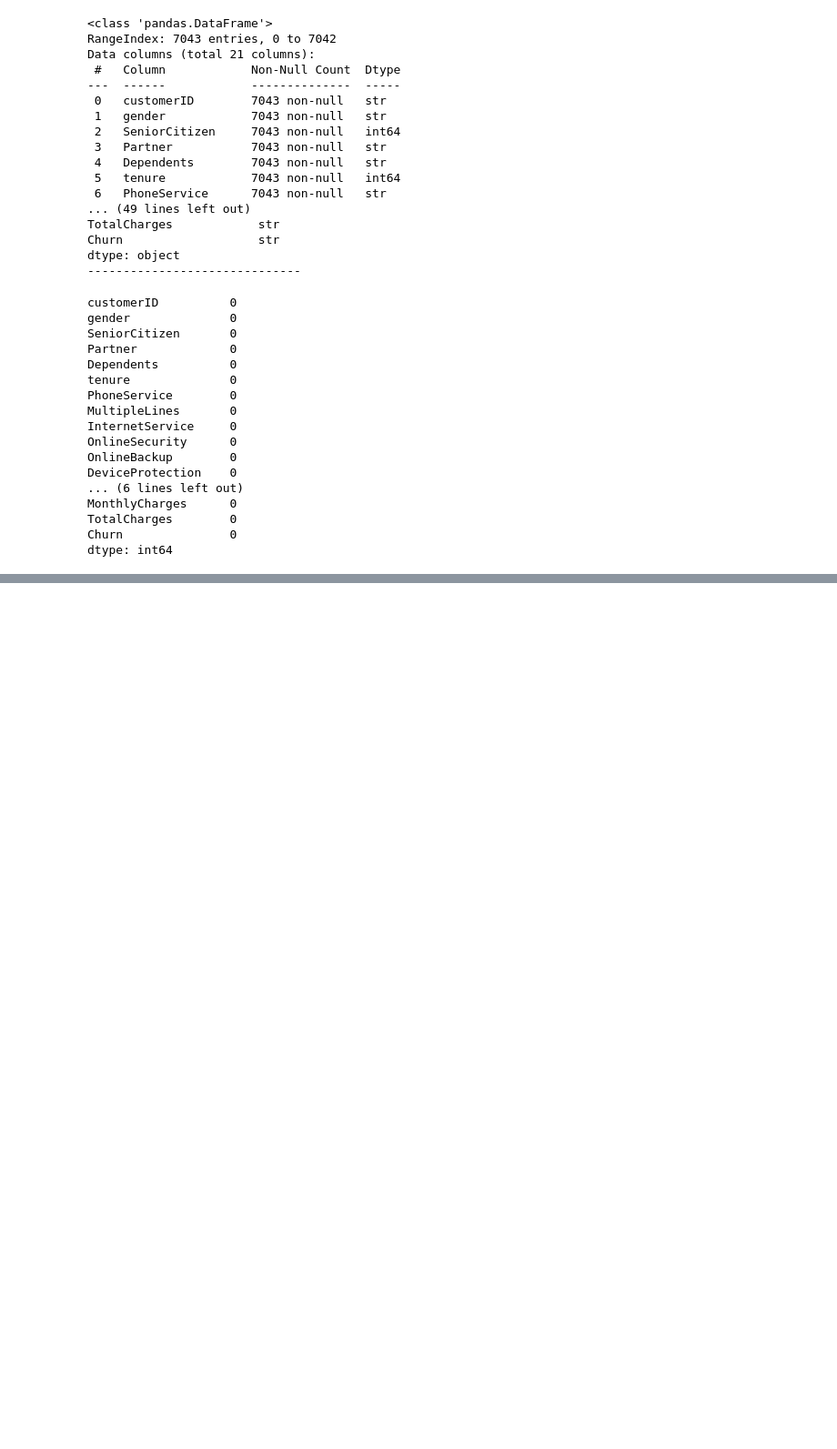
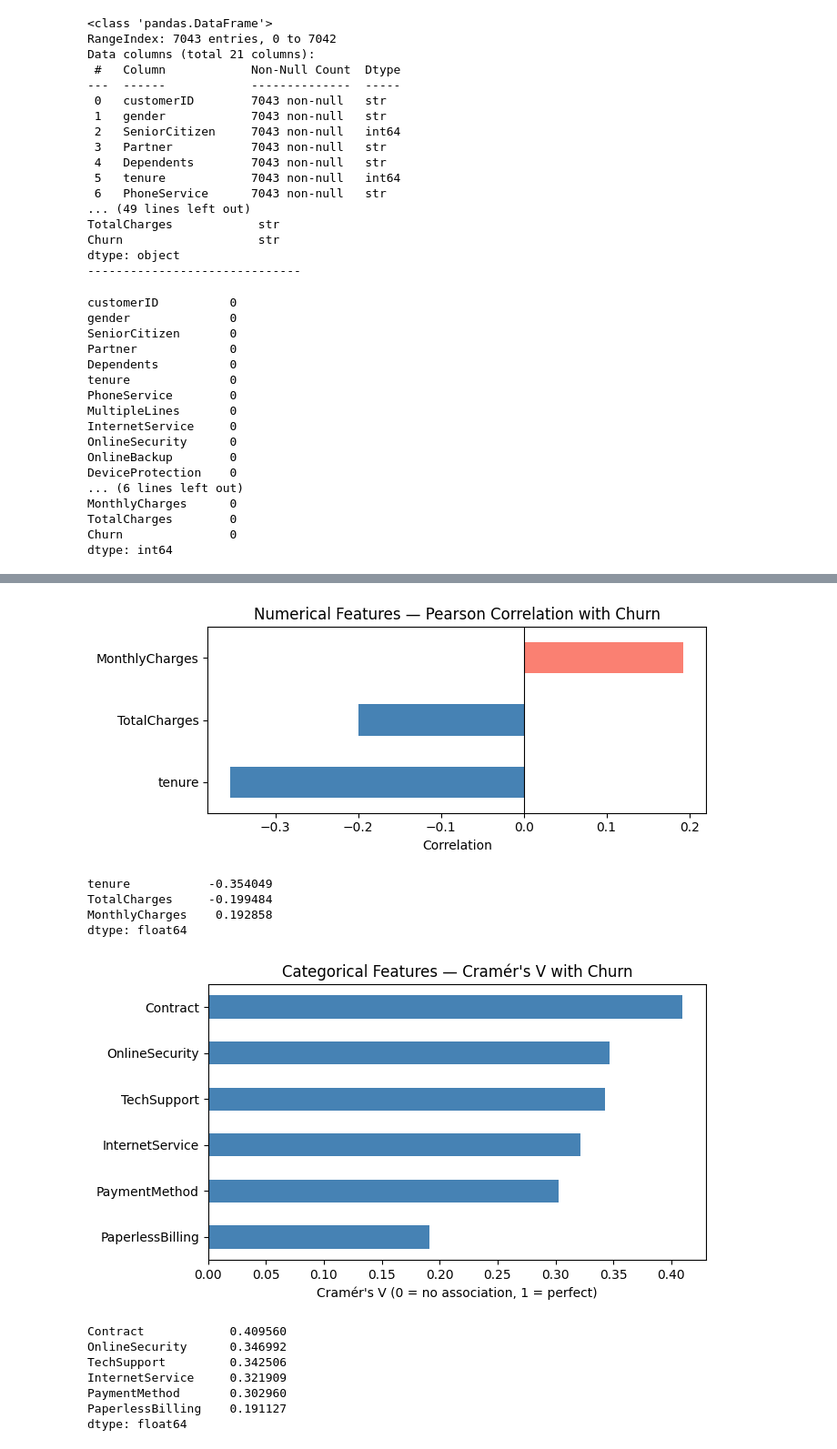
Before and after one commit to Riz-zy/Customer-Churn-ML, a Jupyter notebook: notebooks/01_exploratory_data_analysis.ipynb, the cells around one changed output, grey strips where cells are left out. Shown at 91% size. Cells and saved outputs as stored; diff of their text form; code cells hidden in the pictures; blank space fills up the shorter version.

```diff
--- a/notebooks/01_exploratory_data_analysis.ipynb
+++ b/notebooks/01_exploratory_data_analysis.ipynb
@@ -89,0 +139,49 @@ print(churn_percentage)
+# %%
+#Corelation with churn
+
+#Correlation between numerical features and churn
+data['Churn_binary'] = (data['Churn'] == 'Yes').astype(int)
+
+num_features = ['tenure', 'MonthlyCharges', 'TotalCharges']
+correlations = data[num_features].corrwith(data['Churn_binary']).sort_values()
+
+correlations.plot(kind='barh', color=['salmon' if v > 0 else 'steelblue' for v in correlations], figsize=(7, 3))
+plt.axvline(0, color='black', linewidth=0.8)
+plt.title('Numerical Features — Pearson Correlation with Churn')
+plt.xlabel('Correlation')
+plt.tight_layout()
+plt.show()
+print(correlations)
+
+#Correlation between categorical features and churn
+def cramers_v(col):
+    ct = pd.crosstab(data[col], data['Churn'])
+    chi2 = chi2_contingency(ct)[0]
+    n = ct.values.sum()
+    return np.sqrt(chi2 / (n * (min(ct.shape) - 1)))
+
+cat_features = ['Contract', 'PaymentMethod', 'InternetService',
+                'OnlineSecurity', 'TechSupport', 'PaperlessBilling']
+
+cat_corr = pd.Series({col: cramers_v(col) for col in cat_features}).sort_values()
+
+cat_corr.plot(kind='barh', color='steelblue', figsize=(7, 4))
+plt.title("Categorical Features — Cramér's V with Churn")
+plt.xlabel("Cramér's V (0 = no association, 1 = perfect)")
+plt.tight_layout()
+plt.show()
+print(cat_corr.sort_values(ascending=False))
+# %% [output]
+[figure, added]
+tenure           -0.354049
+TotalCharges     -0.199484
+MonthlyCharges    0.192858
+dtype: float64
+[figure, added]
+Contract            0.409560
+OnlineSecurity      0.346992
+TechSupport         0.342506
+InternetService     0.321909
+PaymentMethod       0.302960
+PaperlessBilling    0.191127
+dtype: float64
```
Also changed, not shown: parts of 4 cells of this notebook, 2 other files.
